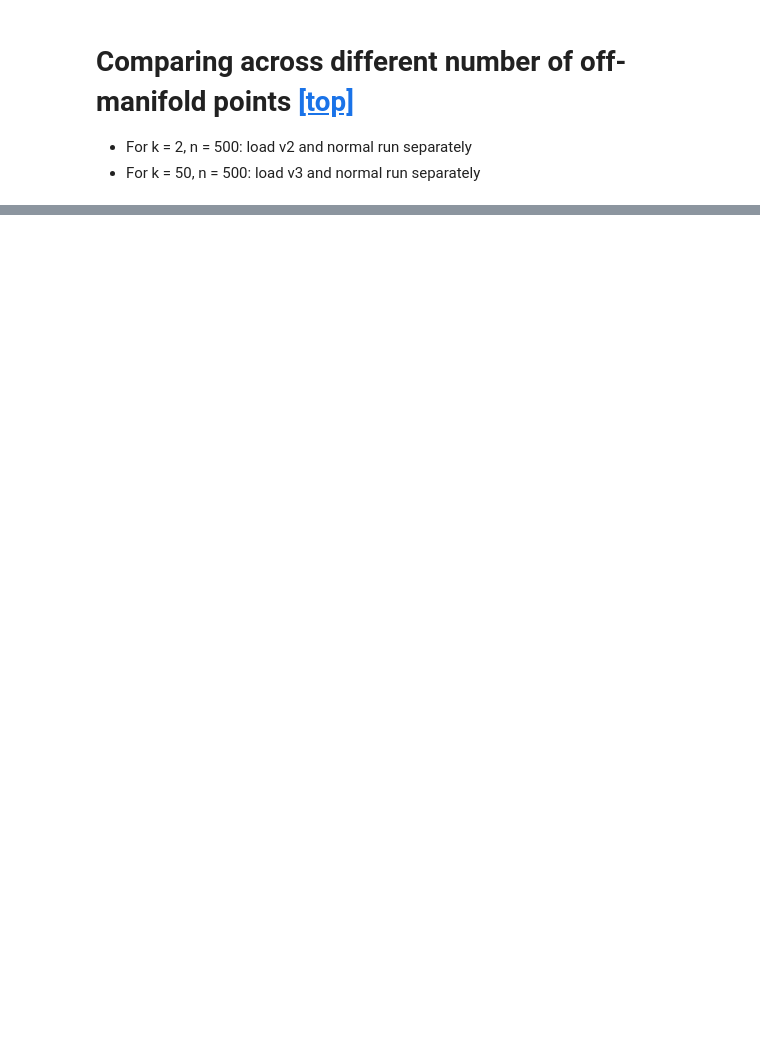
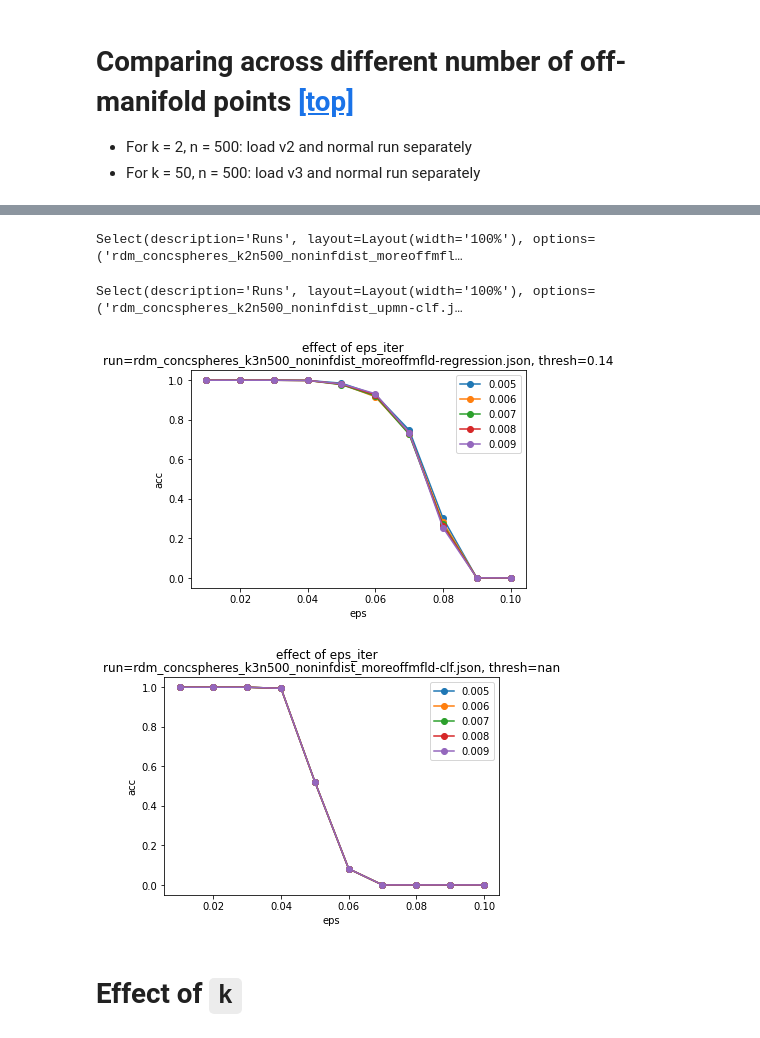
Before and after one commit to microsoft/distance-learner, a Jupyter notebook: notebooks/Omniboard Experiment D.ipynb, the cells around one changed output, grey strips where cells are left out. Drawn from its saved outputs; the diff is of its cells as text; code cells hidden in the pictures; blank space fills up the shorter version.

Commit message:
lots of plotting stuff

```diff
--- a/notebooks/Omniboard Experiment D.ipynb
+++ b/notebooks/Omniboard Experiment D.ipynb
@@ -362,0 +321,69 @@ fig.show()
+# %%
+RES_DIR = "/data/dumps/expC_dist_learner_for_adv_ex/rdm_concspheres_test/attack_perfs_on_runs/all_attack_perfs/"
+
+all_run_files = [i for i in os.listdir(RES_DIR) if i.endswith(".json")]
+
+select = widgets.Select(
+    options=all_run_files,
+    description='Runs',
+    disabled=False,
+    rows=10,
+    layout=widgets.Layout(width='100%')
+)
+# gridbox = widgets.GridBox(, layout=widgets.Layout(grid_template_columns="repeat(1, 800px)"))
+display(select)
+# %% [output]
+Select(description='Runs', layout=Layout(width='100%'), options=('rdm_concspheres_k2n500_noninfdist_moreoffmfl…
+# %%
+####### specify threshold for this plot ########
+
+# can be any number between 0.1 t0 0.15 (both inclusive with 0.01 increments) or np.inf
+thresh = 0.14
+# %%
+####### Other useful parameters #######
+also_show_clf = True
+if "clf" in select.value: also_show_clf = False
+if also_show_clf:
+    all_run_clf_files = [i for i in all_run_files if "clf" in i and i != select.value]
+    select_clf = widgets.Select(
+        options=all_run_clf_files,
+        description='Runs',
+        disabled=False,
+        rows=10,
+        layout=widgets.Layout(width='100%')
+    )
+    # gridbox = widgets.GridBox(, layout=widgets.Layout(grid_template_columns="repeat(1, 800px)"))
+    display(select_clf)
+# %% [output]
+Select(description='Runs', layout=Layout(width='100%'), options=('rdm_concspheres_k2n500_noninfdist_upmn-clf.j…
+# %%
+files = [select.value]
+if also_show_clf: files.append(select_clf.value)
+for f in files:
+    df = pd.read_json(os.path.join(RES_DIR, f))
+    task = df.task.unique()[0]
+    eps_arr = df.eps.unique()
+    eps_iter_arr = df.eps_iter.unique()
+    plt.figure()
+    for eps_iter in eps_iter_arr:
+        perf_for_eps_iter = list()
+        for eps in eps_arr:
+            if task == "clf":
+                acc = np.trace(pd.read_csv(df[(df.eps == eps) & (df.eps_iter == eps_iter)].adv_pct_cm.tolist()[0], index_col=0).to_numpy())
+            else:
+                acc = np.trace(pd.read_csv(df[(np.round(df.thresh, 2) == thresh) & (df.eps == eps) & (df.eps_iter == eps_iter)].adv_pct_cm.tolist()[0], index_col=0).to_numpy())
+            perf_for_eps_iter.append(acc)
+
+        plt.plot(eps_arr, perf_for_eps_iter, label=np.round(eps_iter, 3), marker="o")
+
+    plt.legend()
+    plt.xlabel("eps")
+    plt.ylabel("acc")
+    plt.title("run={}, thresh={}".format(f, thresh if task != "clf" else np.nan))
+    plt.suptitle("effect of eps_iter")
+    plt.show()
+# %% [output]
+[figure, added]
+[figure, added]
+# %% [markdown]
+# Effect of `k`
```
Also changed, not shown: parts of 29 cells of this notebook, 3 other files.
